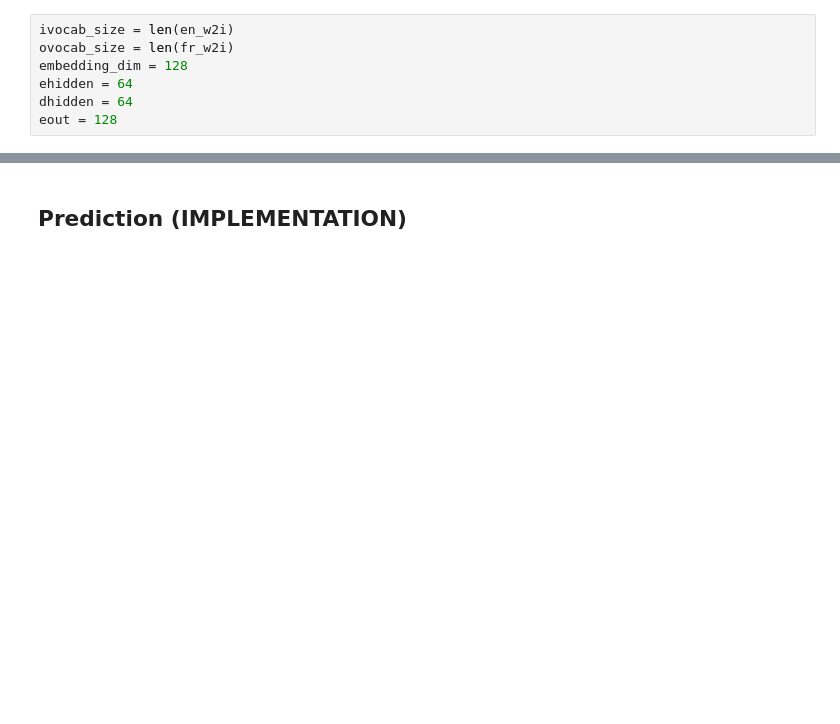
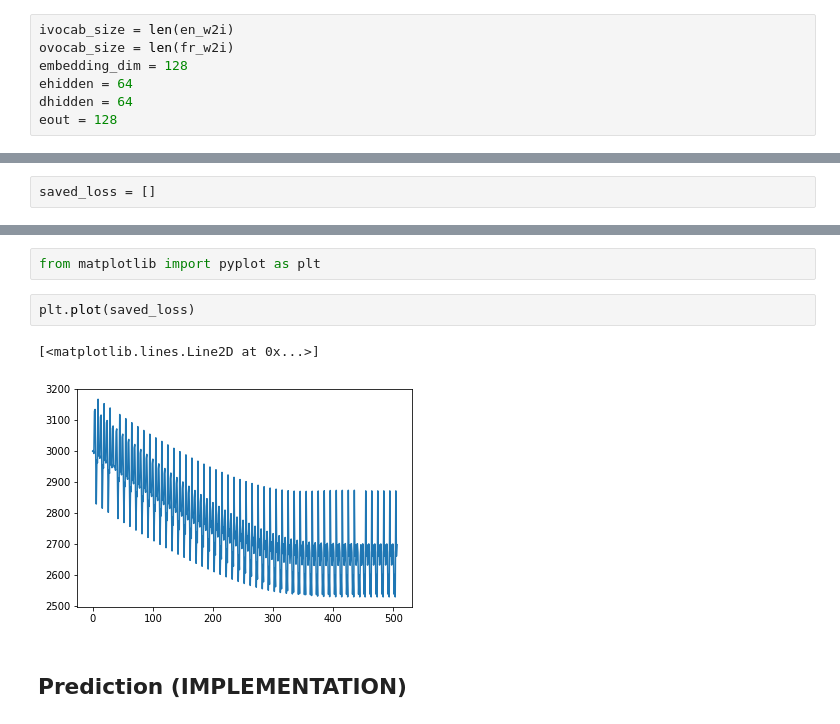
Before and after one commit to lanhhv84/machine-translation, a Jupyter notebook: machine_translation.ipynb, the cells around one changed output, grey strips where cells are left out. Saved outputs shown, nothing was run; the diff lists cells and outputs as text; blank space fills up the shorter version.

```diff
--- a/machine_translation.ipynb
+++ b/machine_translation.ipynb
@@ -871,0 +1322,2 @@ HBox(children=(IntProgress(value=0, description='Testing', max=216, style=Progre
+# %%
+saved_loss = []
@@ -872,3 +1353,10 @@ HBox(children=(IntProgress(value=0, description='Testing', max=216, style=Progre
+# %%
+from matplotlib import pyplot as plt
+# %%
+plt.plot(saved_loss)
+# %% [output]
+[<matplotlib.lines.Line2D at 0x...>]
+[figure, added]
 # %% [markdown]
 ## Prediction (IMPLEMENTATION)
 # %%
```
Also changed, not shown: parts of 40 cells of this notebook.
